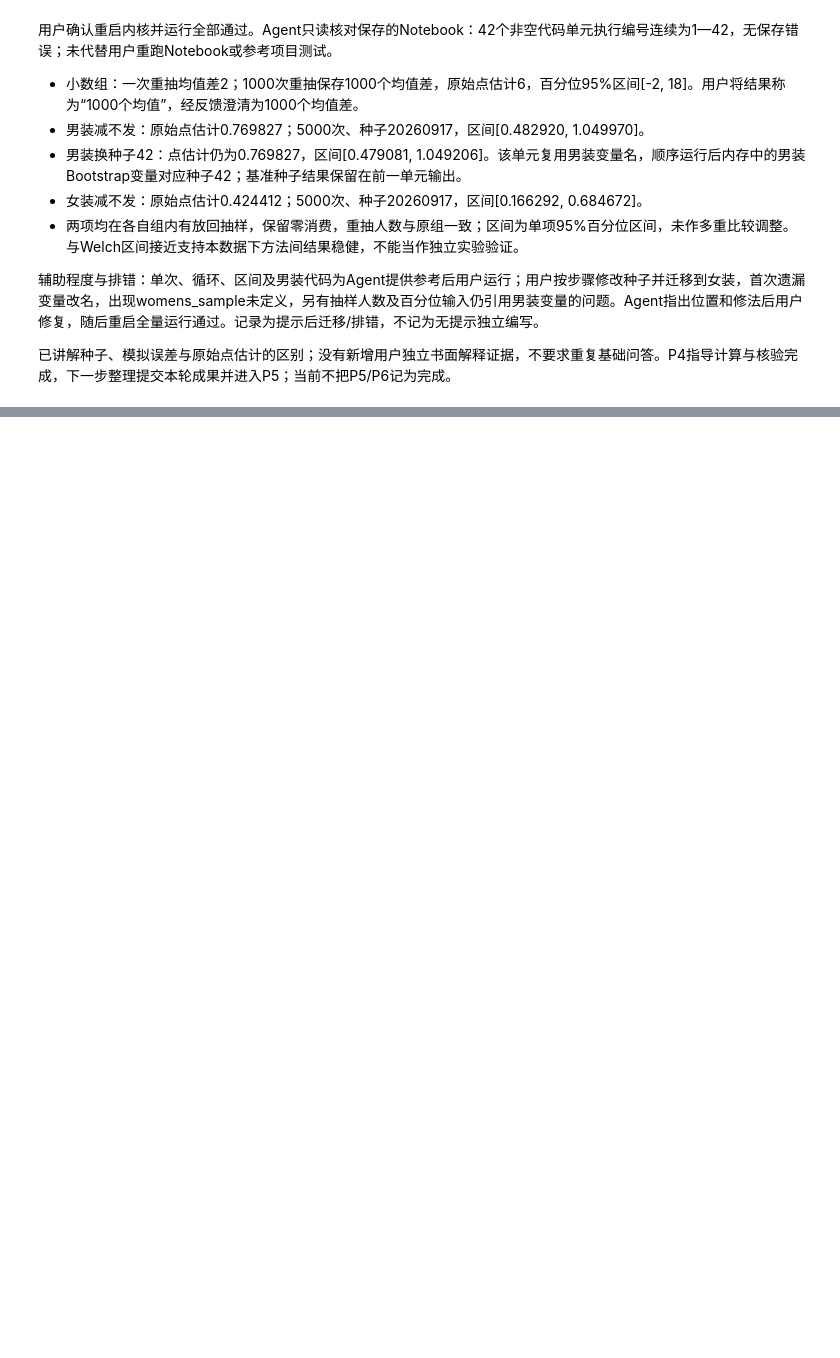
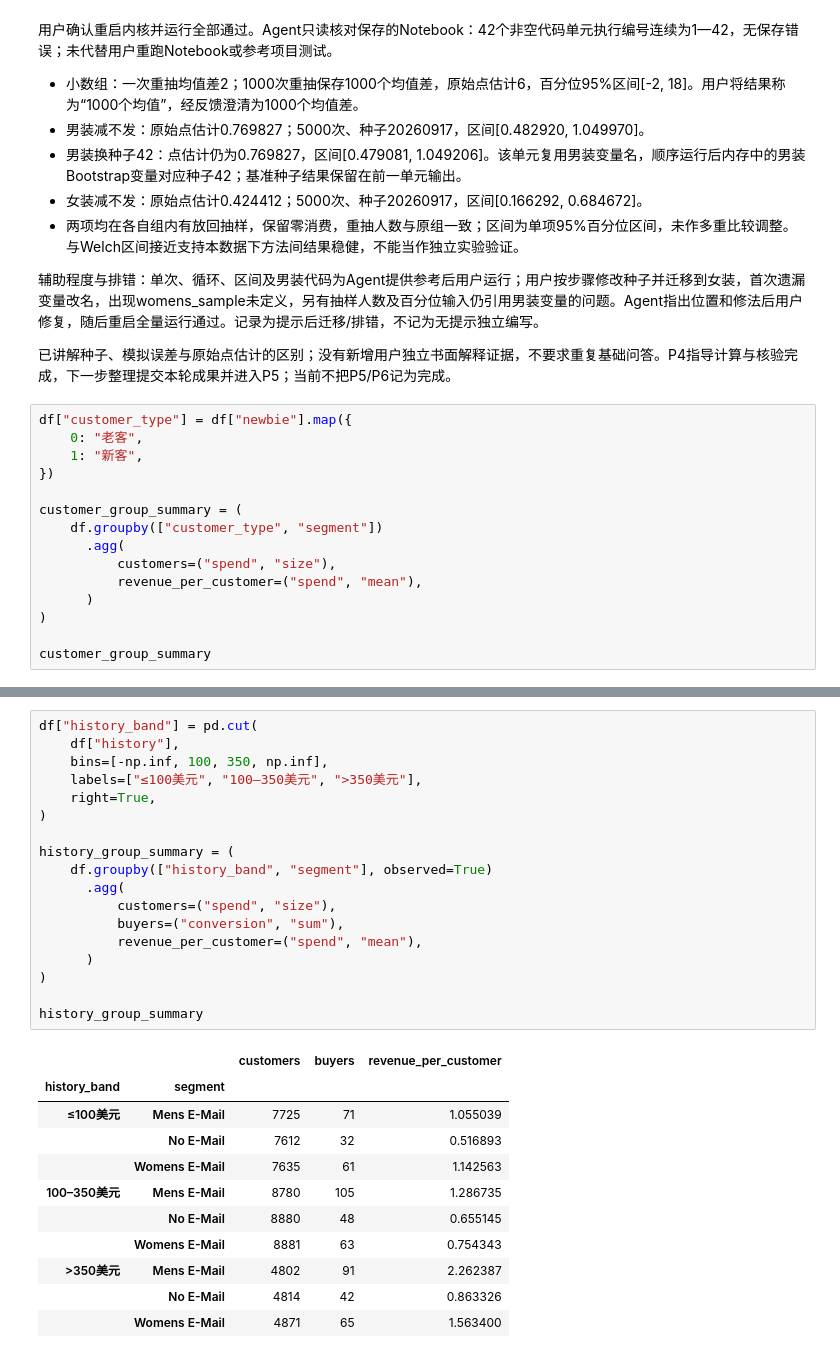
Before and after one commit to xiaomaoII/email-abtest-analysis, a Jupyter notebook: notebooks/python_practice.ipynb, the cells around one changed output, grey strips where cells are left out. Cells and saved outputs as stored; diff of their text form; blank space fills up the shorter version.

```diff
--- a/notebooks/python_practice.ipynb
+++ b/notebooks/python_practice.ipynb
@@ -847,3 +847,18 @@ Bootstrap 95%置信区间：[0.166292, 0.684672]
 辅助程度与排错：单次、循环、区间及男装代码为Agent提供参考后用户运行；用户按步骤修改种子并迁移到女装，首次遗漏变量改名，出现womens_sample未定义，另有抽样人数及百分位输入仍引用男装变量的问题。Agent指出位置和修法后用户修复，随后重启全量运行通过。记录为提示后迁移/排错，不记为无提示独立编写。
 
 已讲解种子、模拟误差与原始点估计的区别；没有新增用户独立书面解释证据，不要求重复基础问答。P4指导计算与核验完成，下一步整理提交本轮成果并进入P5；当前不把P5/P6记为完成。
+# %%
+df["customer_type"] = df["newbie"].map({
+    0: "老客",
+    1: "新客",
+})
+
+customer_group_summary = (
+    df.groupby(["customer_type", "segment"])
+      .agg(
+          customers=("spend", "size"),
+          revenue_per_customer=("spend", "mean"),
+      )
+)
+
+customer_group_summary
@@ -849,0 +967,30 @@ Bootstrap 95%置信区间：[0.166292, 0.684672]
+# %%
+df["history_band"] = pd.cut(
+    df["history"],
+    bins=[-np.inf, 100, 350, np.inf],
+    labels=["≤100美元", "100–350美元", ">350美元"],
+    right=True,
+)
+
+history_group_summary = (
+    df.groupby(["history_band", "segment"], observed=True)
+      .agg(
+          customers=("spend", "size"),
+          buyers=("conversion", "sum"),
+          revenue_per_customer=("spend", "mean"),
+      )
+)
+
+history_group_summary
+# %% [output]
+|  |  | customers | buyers | revenue_per_customer |
+| history_band | segment |  |  |  |
+| ≤100美元 | Mens E-Mail | 7725 | 71 | 1.055039 |
+|  | No E-Mail | 7612 | 32 | 0.516893 |
+|  | Womens E-Mail | 7635 | 61 | 1.142563 |
+| 100–350美元 | Mens E-Mail | 8780 | 105 | 1.286735 |
+|  | No E-Mail | 8880 | 48 | 0.655145 |
+|  | Womens E-Mail | 8881 | 63 | 0.754343 |
+| >350美元 | Mens E-Mail | 4802 | 91 | 2.262387 |
+|  | No E-Mail | 4814 | 42 | 0.863326 |
+|  | Womens E-Mail | 4871 | 65 | 1.563400 |
```
Also changed, not shown: parts of 16 cells of this notebook, 4 other files.
